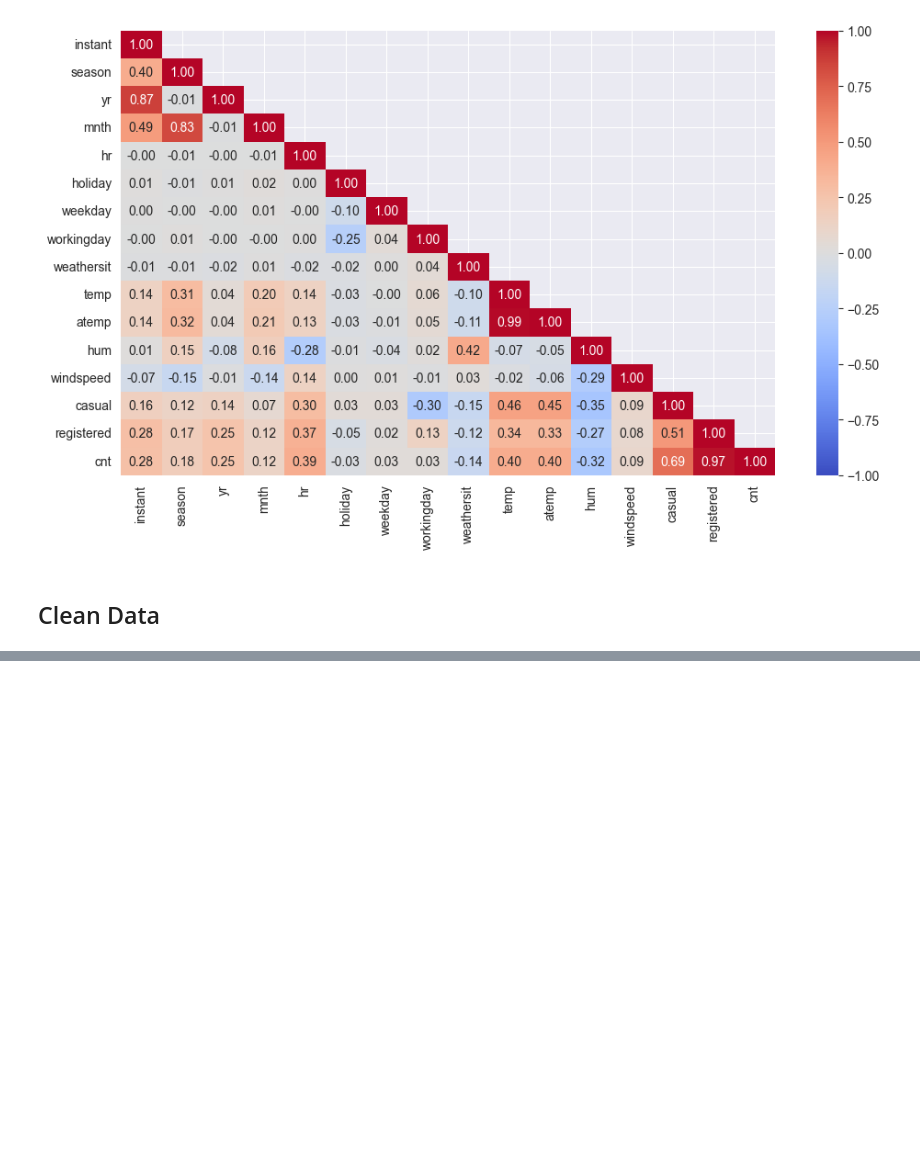
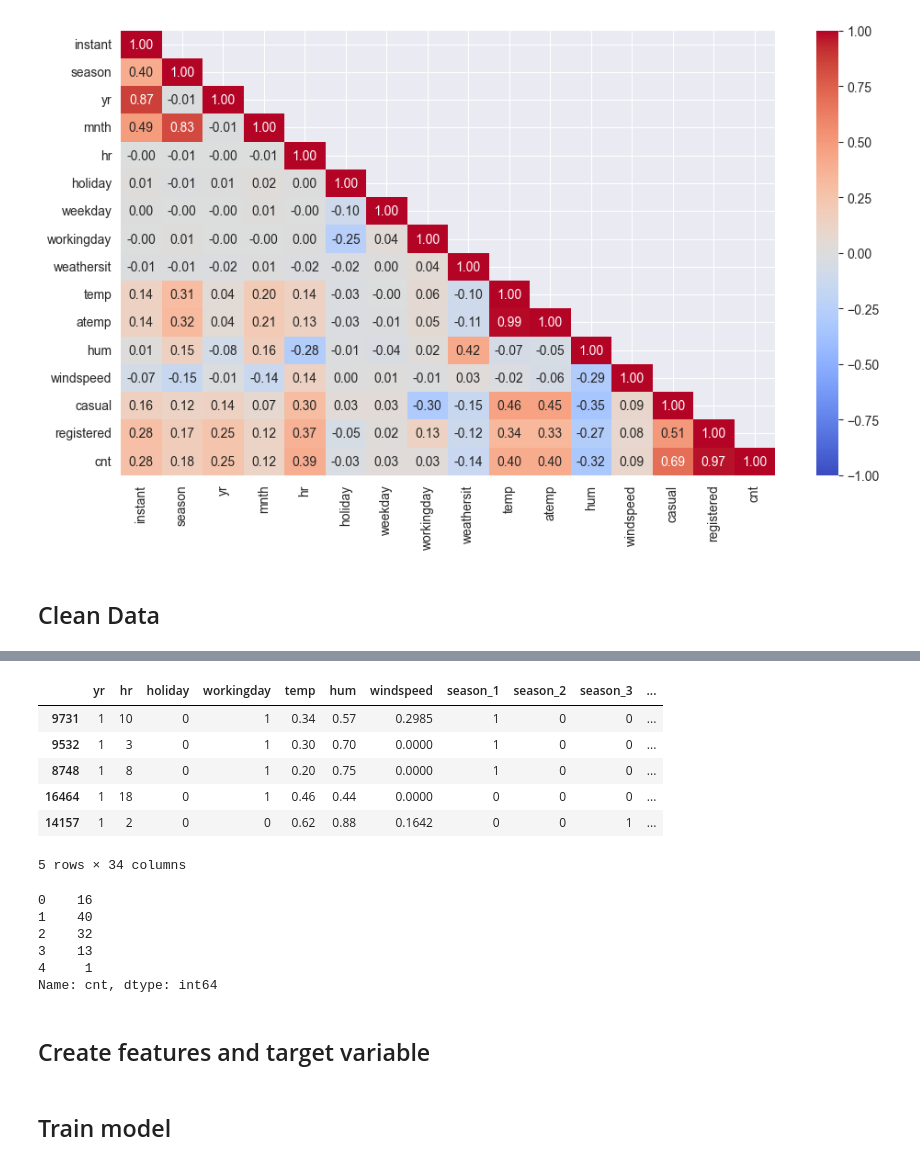
Before and after one commit to 7Steffen7/42HN-x-appliedAI-Machine-Learning-MLOps-Part-1, a Jupyter notebook: first_notebook.ipynb, the cells around one changed output, grey strips where cells are left out. Cells and saved outputs as stored; diff of their text form; code cells hidden in the pictures; blank space fills up the shorter version.

```diff
--- a/first_notebook.ipynb
+++ b/first_notebook.ipynb
@@ -167,0 +223,21 @@ df_hour.drop(columns='atemp')
+# %%
+X_test.head()
+# %% [output]
+|  | yr | hr | holiday | workingday | temp | hum | windspeed | season_1 | season_2 | season_3 | ... |
+| 9731 | 1 | 10 | 0 | 1 | 0.34 | 0.57 | 0.2985 | 1 | 0 | 0 | ... |
+| 9532 | 1 | 3 | 0 | 1 | 0.30 | 0.70 | 0.0000 | 1 | 0 | 0 | ... |
+| 8748 | 1 | 8 | 0 | 1 | 0.20 | 0.75 | 0.0000 | 1 | 0 | 0 | ... |
+| 16464 | 1 | 18 | 0 | 1 | 0.46 | 0.44 | 0.0000 | 0 | 0 | 0 | ... |
+| 14157 | 1 | 2 | 0 | 0 | 0.62 | 0.88 | 0.1642 | 0 | 0 | 1 | ... |
+5 rows × 34 columns
+# %%
+y.head()
+# %% [output]
+0    16
+1    40
+2    32
+3    13
+4     1
+Name: cnt, dtype: int64
+# %% [markdown]
+## Create features and target variable
@@ -167,0 +258,2 @@ df_hour.drop(columns='atemp')
+# %% [markdown]
+## Train model
```
Also changed, not shown: parts of 16 cells of this notebook, 4 other files.
